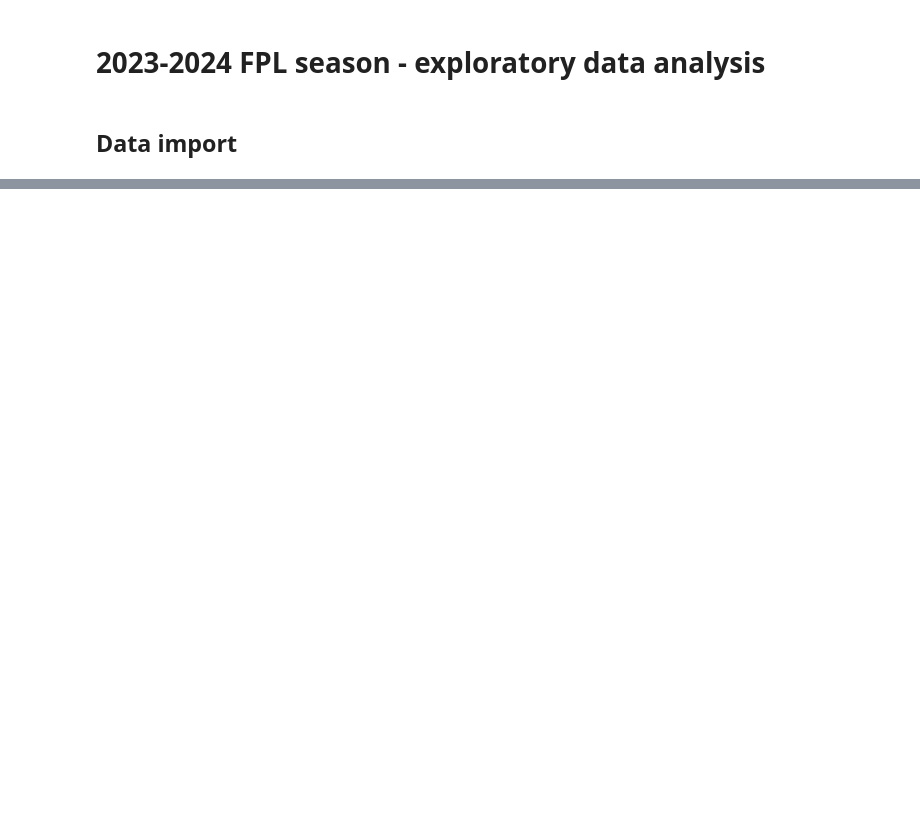
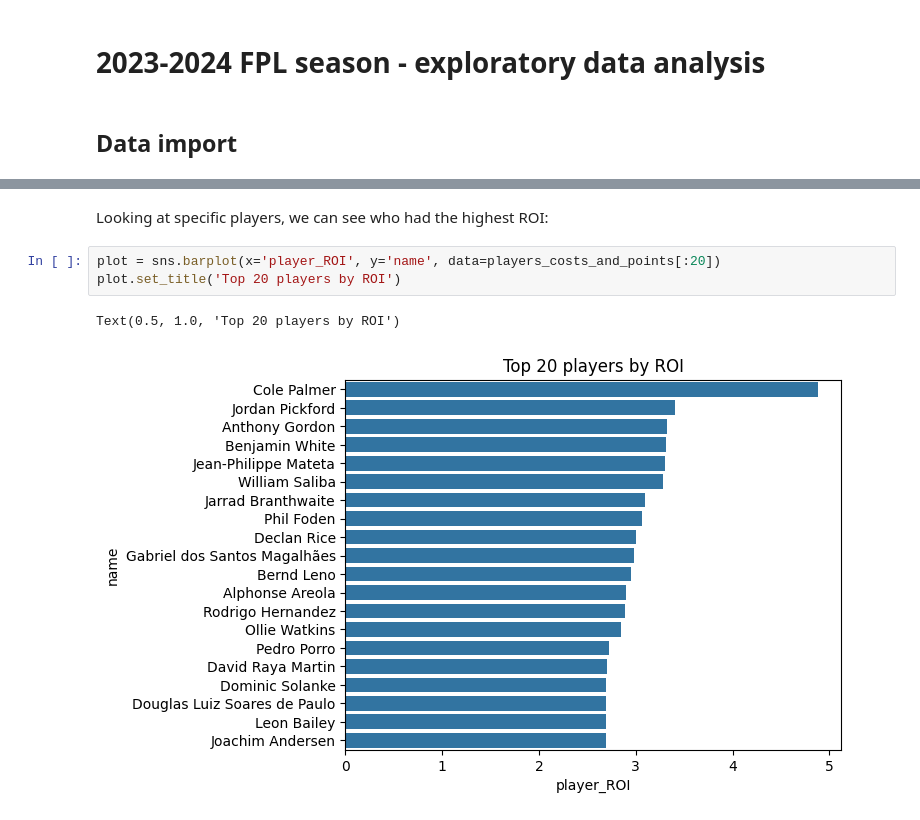
Before and after one commit to alfie1906/fantasy-premier-league, a Jupyter notebook: exploration/24-25/past_season_eda.ipynb, the cells around one changed output, grey strips where cells are left out. Drawn from its saved outputs; the diff is of its cells as text; blank space fills up the shorter version.

```diff
--- a/exploration/24-25/past_season_eda.ipynb
+++ b/exploration/24-25/past_season_eda.ipynb
@@ -42,0 +83,8 @@ shape: (5, 19)
+# %% [markdown]
+Looking at specific players, we can see who had the highest ROI:
+# %%
+plot = sns.barplot(x='player_ROI', y='name', data=players_costs_and_points[:20])
+plot.set_title('Top 20 players by ROI')
+# %% [output]
+Text(0.5, 1.0, 'Top 20 players by ROI')
+[figure, added]
```
Also changed, not shown: parts of 15 cells of this notebook.
